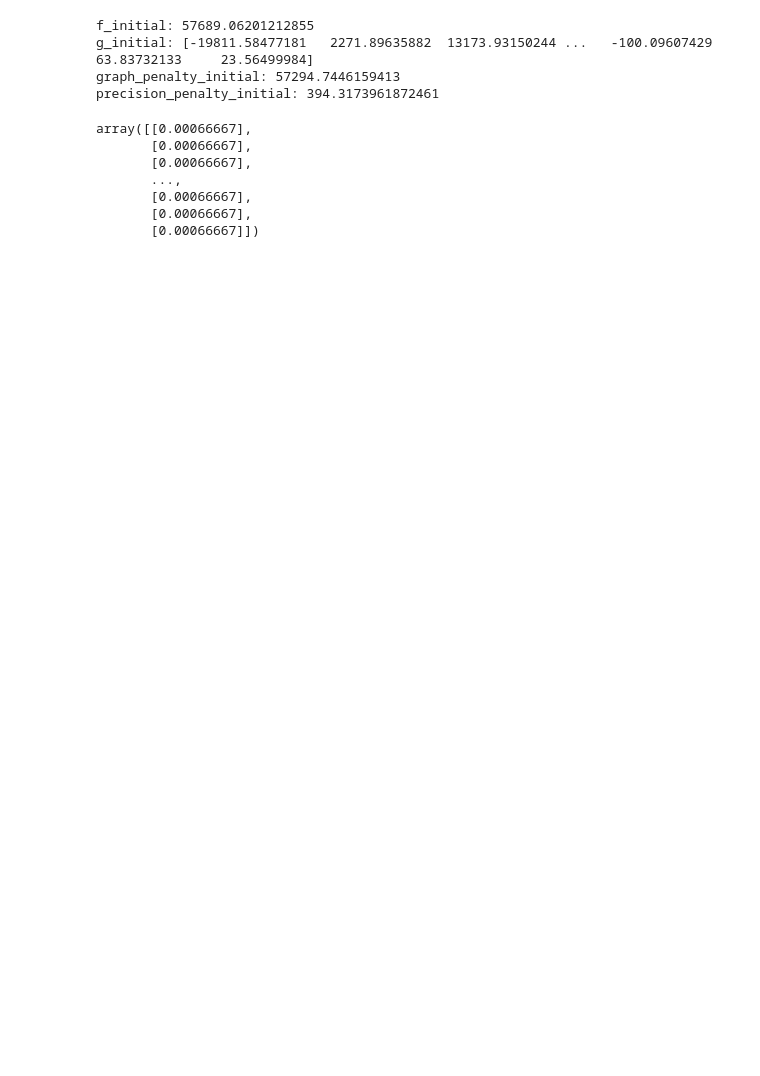
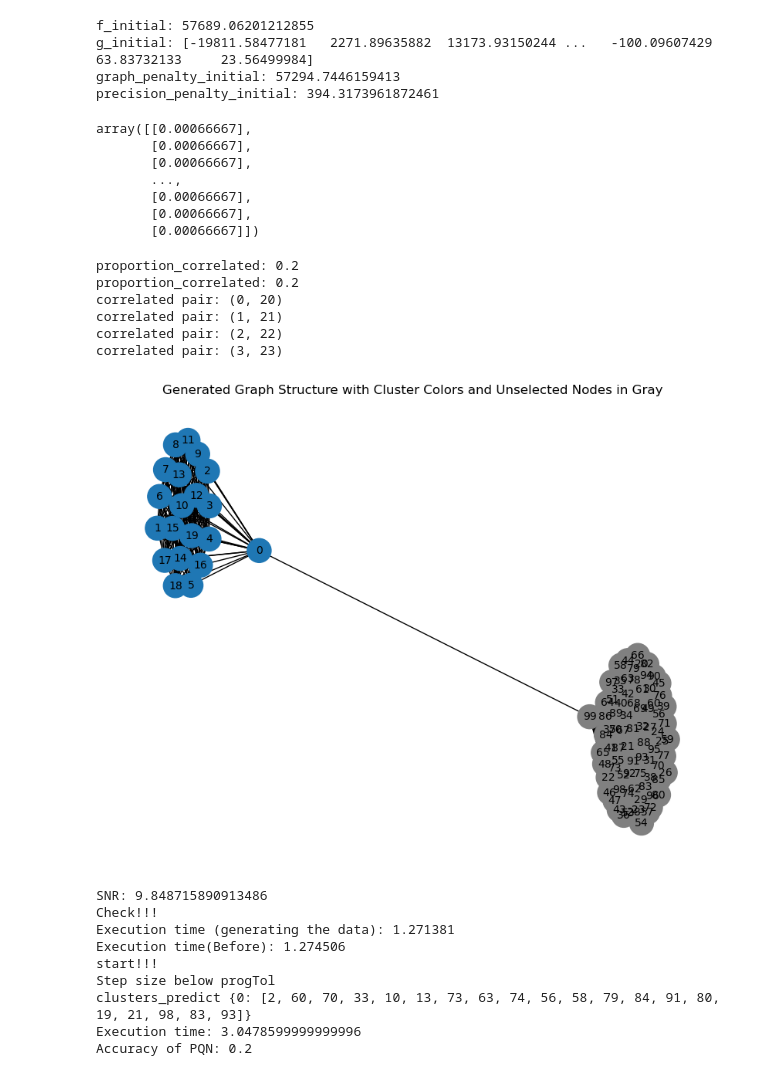
Before and after one commit to local-ring/Graph-Guided-Sparse-Learning, a Jupyter notebook: experiement.ipynb, the cells around one changed output. Cells and saved outputs as stored; diff of their text form; code cells hidden in the pictures; blank space fills up the shorter version.

Commit message:
add correlated graph

```diff
--- a/experiement.ipynb
+++ b/experiement.ipynb
@@ -820,0 +840,45 @@ def SynData_iid_L0Sparse(n, p, t, snr):
+# %%
+from ensem_I import experiment
+from L0Obj import L0Obj
+import numpy as np
+
+n = 500  # Number of samples
+d = 100   # Number of features
+k = 20   # Number of non-zero features
+h = 1    # Number of clusters
+nVars = d*h # Number of Boolean variables in m
+theta = 1  # Probability of connection within clusters
+gamma = 1.5  # Noise standard deviation
+pho = 1/n # divide by sample size
+mu = 1
+SNR = 1
+
+fixed_seed = 0
+random_rounding = 0
+connected = False
+correlated = True
+random_graph = False
+visualize = True
+maxIter = 500
+
+mout, X, y, L, clusters_true, selected_features_true, clusters_predict, selected_features_predict = experiment(n, d, k, h, theta, gamma, pho, mu, fixed_seed, random_rounding, connected, correlated, random_graph, visualize, maxIter)
+X_hat = np.repeat(X, h, axis=1)
+funObj = lambda m: L0Obj(X_hat, m, y, L, pho, mu, d, h)
+funObj_separate = lambda m: L0Obj_separate(X_hat, m, y, L, pho, mu, d, h)
+# %% [output]
+proportion_correlated: 0.2
+proportion_correlated: 0.2
+correlated pair: (0, 20)
+correlated pair: (1, 21)
+correlated pair: (2, 22)
+correlated pair: (3, 23)
+[figure, added]
+SNR: 9.848715890913486
+Check!!!
+Execution time (generating the data): 1.271381
+Execution time(Before): 1.274506
+start!!!
+Step size below progTol
+clusters_predict {0: [2, 60, 70, 33, 10, 13, 73, 63, 74, 56, 58, 79, 84, 91, 80, 19, 21, 98, 83, 93]}
+Execution time: 3.0478599999999996
+Accuracy of PQN: 0.2
```
Also changed, not shown: parts of 8 cells of this notebook, 5 other files.
